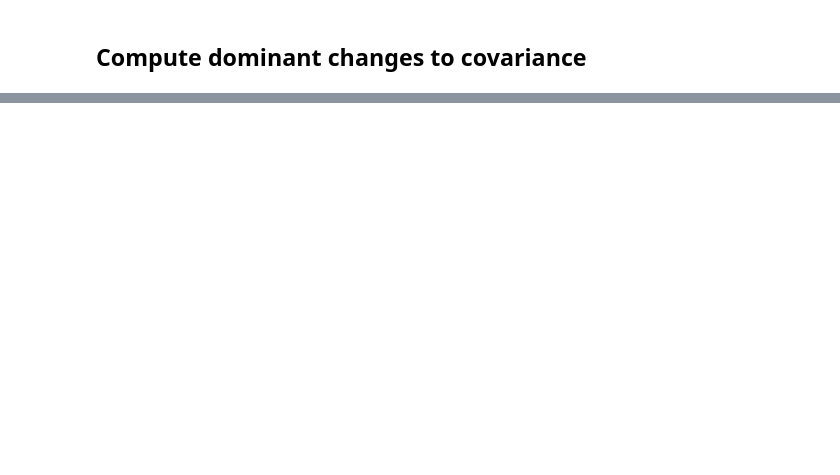
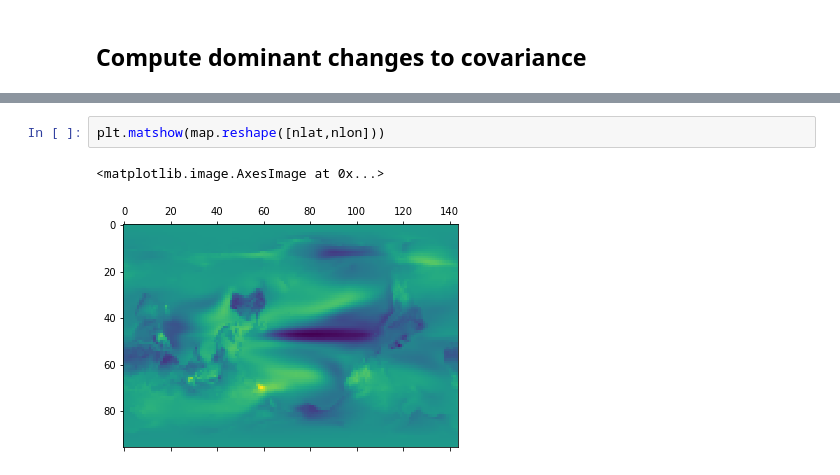
Before and after one commit to amrhein/SEOFs, a Jupyter notebook: es_LME.ipynb, the cells around one changed output, grey strips where cells are left out. Drawn from its saved outputs; the diff is of its cells as text; blank space fills up the shorter version.

```diff
--- a/es_LME.ipynb
+++ b/es_LME.ipynb
@@ -173,3 +176,8 @@ plt.plot(tC,(vCt[:pltn,:]*sC[:pltn,None]).T)
+# %%
+plt.matshow(map.reshape([nlat,nlon]))
+# %% [output]
+<matplotlib.image.AxesImage at 0x...>
+[figure, added]
 # %%
 # Regress forcing time series onto covariances to obtain patterns of non-stationarity associated with forcing
 # Need to get time series of forcing amplitudes (global mean) to do this. I would hypothesize that if we remove the patterns associated with
```
Also changed, not shown: parts of 16 cells of this notebook, 2 other files.
